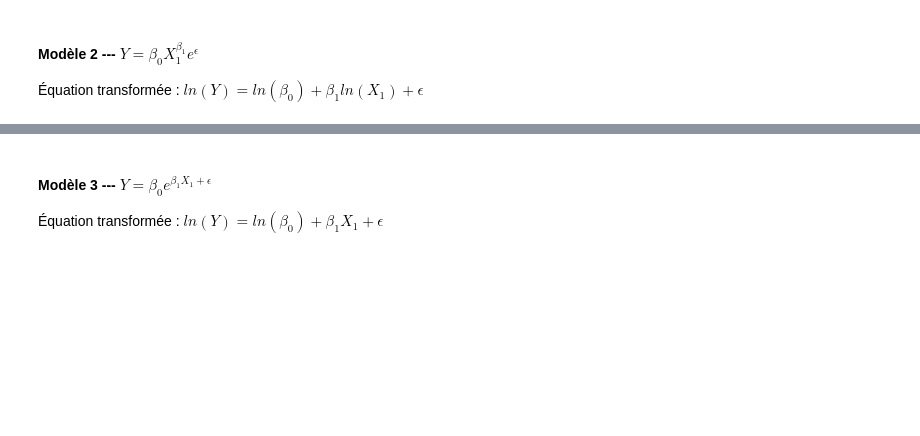
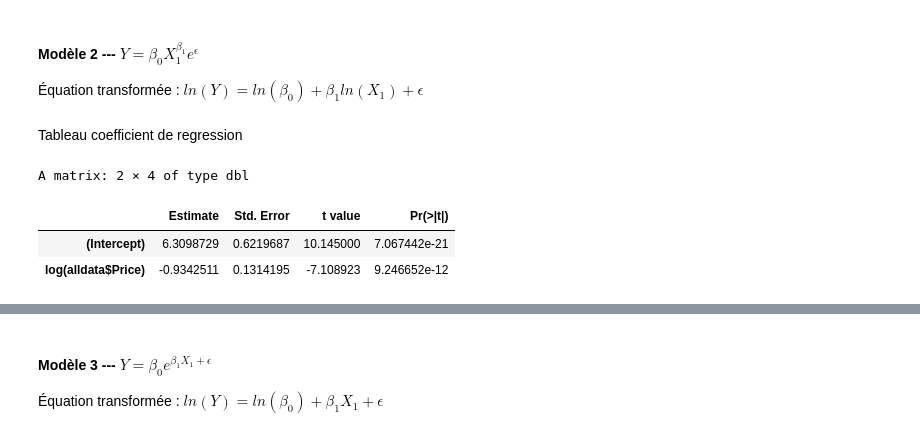
Before and after one commit to Julien9969/Devoir_MTH2302D, a Jupyter notebook: DevoirMTH2302D.ipynb, the cells around one changed output, grey strips where cells are left out. Saved outputs shown, nothing was run; the diff lists cells and outputs as text; code cells hidden in the pictures; blank space fills up the shorter version.

```diff
--- a/DevoirMTH2302D.ipynb
+++ b/DevoirMTH2302D.ipynb
@@ -417,0 +421,9 @@ A matrix: 2 × 2 of type dbl
+# %% [markdown]
+Tableau coefficient de regression
+# %%
+summaryLinModel2$coefficients
+# %% [output]
+A matrix: 2 × 4 of type dbl
+|  | Estimate | Std. Error | t value | Pr(>|t|) |
+| (Intercept) | 6.3098729 | 0.6219687 | 10.145000 | 7.067442e-21 |
+| log(alldata$Price) | -0.9342511 | 0.1314195 | -7.108923 | 9.246652e-12 |
```
Also changed, not shown: parts of 13 cells of this notebook.
